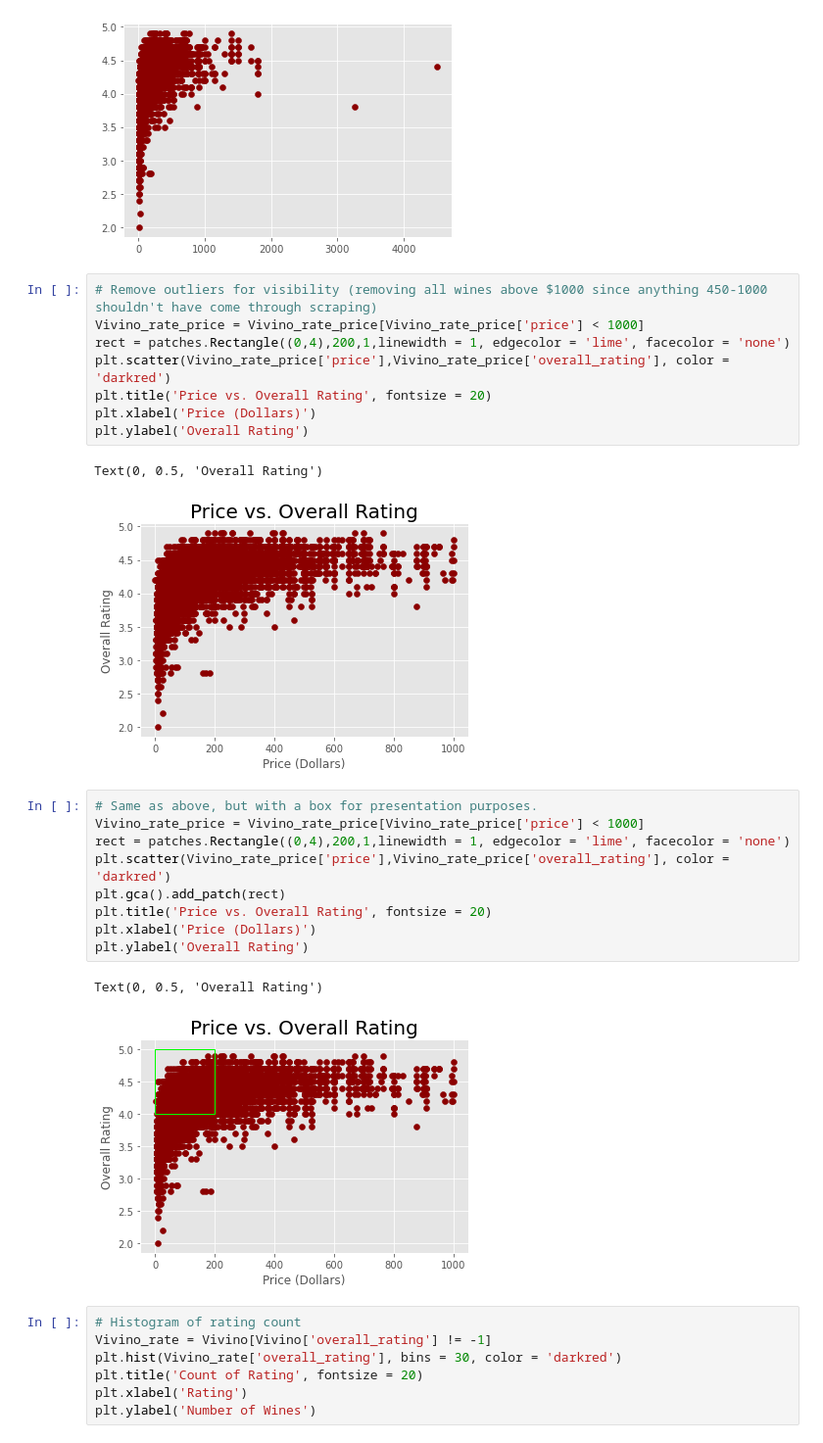
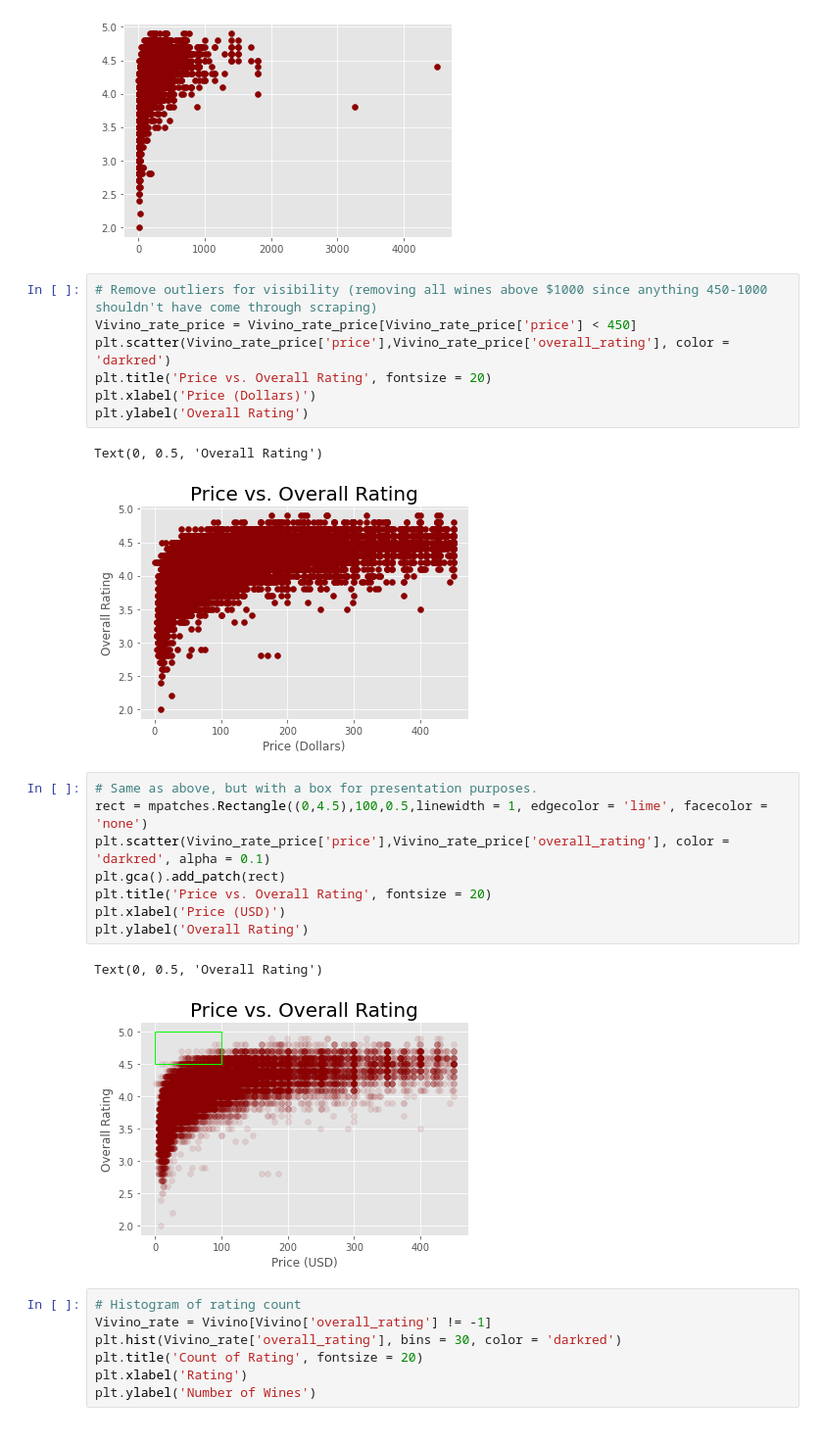
Before and after one commit to WilliamJHan/Selenium_Vivino, a Jupyter notebook: Vivino_Data_Analysis.ipynb, the cells around one changed output. Shown at 98% size. Drawn from its saved outputs; the diff is of its cells as text.

```diff
--- a/Vivino_Data_Analysis.ipynb
+++ b/Vivino_Data_Analysis.ipynb
@@ -80,27 +82,25 @@ plt.scatter(Vivino_rate_price['price'],Vivino_rate_price['overall_rating'], colo
 [figure]
 # %%
 # Remove outliers for visibility (removing all wines above $1000 since anything 450-1000 shouldn't have come through scraping)
-Vivino_rate_price = Vivino_rate_price[Vivino_rate_price['price'] < 1000]
-rect = patches.Rectangle((0,4),200,1,linewidth = 1, edgecolor = 'lime', facecolor = 'none')
+Vivino_rate_price = Vivino_rate_price[Vivino_rate_price['price'] < 450]
 plt.scatter(Vivino_rate_price['price'],Vivino_rate_price['overall_rating'], color = 'darkred')
 plt.title('Price vs. Overall Rating', fontsize = 20)
 plt.xlabel('Price (Dollars)')
 plt.ylabel('Overall Rating')
 # %% [output]
 Text(0, 0.5, 'Overall Rating')
-[figure, old version]
+[figure, new version]
 # %%
 # Same as above, but with a box for presentation purposes.
-Vivino_rate_price = Vivino_rate_price[Vivino_rate_price['price'] < 1000]
-rect = patches.Rectangle((0,4),200,1,linewidth = 1, edgecolor = 'lime', facecolor = 'none')
-plt.scatter(Vivino_rate_price['price'],Vivino_rate_price['overall_rating'], color = 'darkred')
+rect = mpatches.Rectangle((0,4.5),100,0.5,linewidth = 1, edgecolor = 'lime', facecolor = 'none')
+plt.scatter(Vivino_rate_price['price'],Vivino_rate_price['overall_rating'], color = 'darkred', alpha = 0.1)
 plt.gca().add_patch(rect)
 plt.title('Price vs. Overall Rating', fontsize = 20)
-plt.xlabel('Price (Dollars)')
+plt.xlabel('Price (USD)')
 plt.ylabel('Overall Rating')
 # %% [output]
 Text(0, 0.5, 'Overall Rating')
-[figure, old version]
+[figure, new version]
 # %%
 # Histogram of rating count
 Vivino_rate = Vivino[Vivino['overall_rating'] != -1]
```
Also changed, not shown: parts of 28 cells of this notebook, 16 other files.
